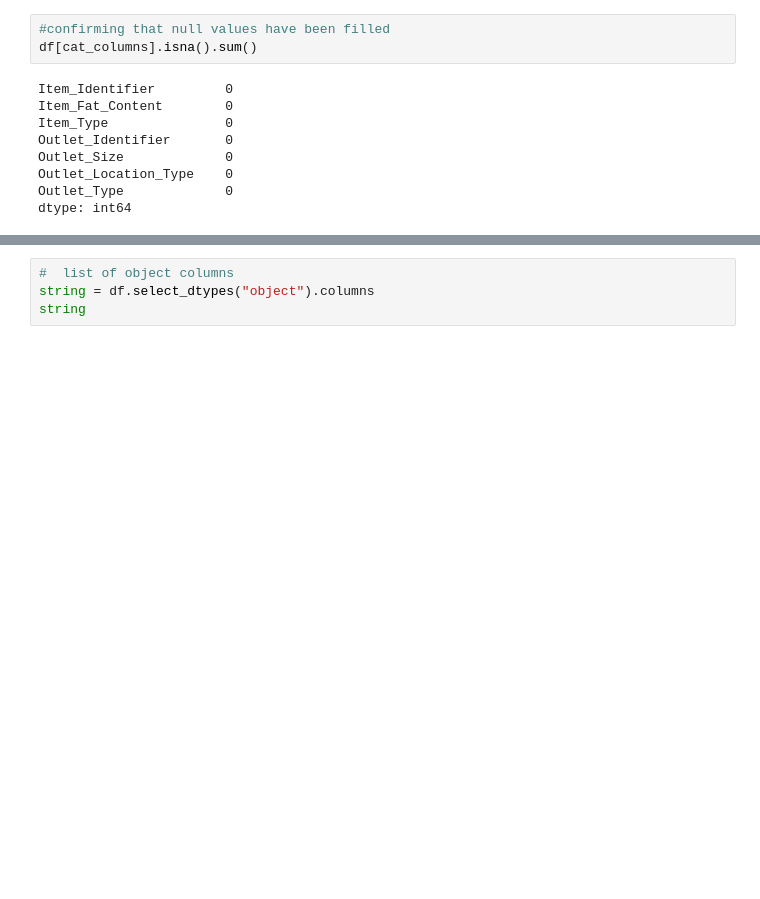
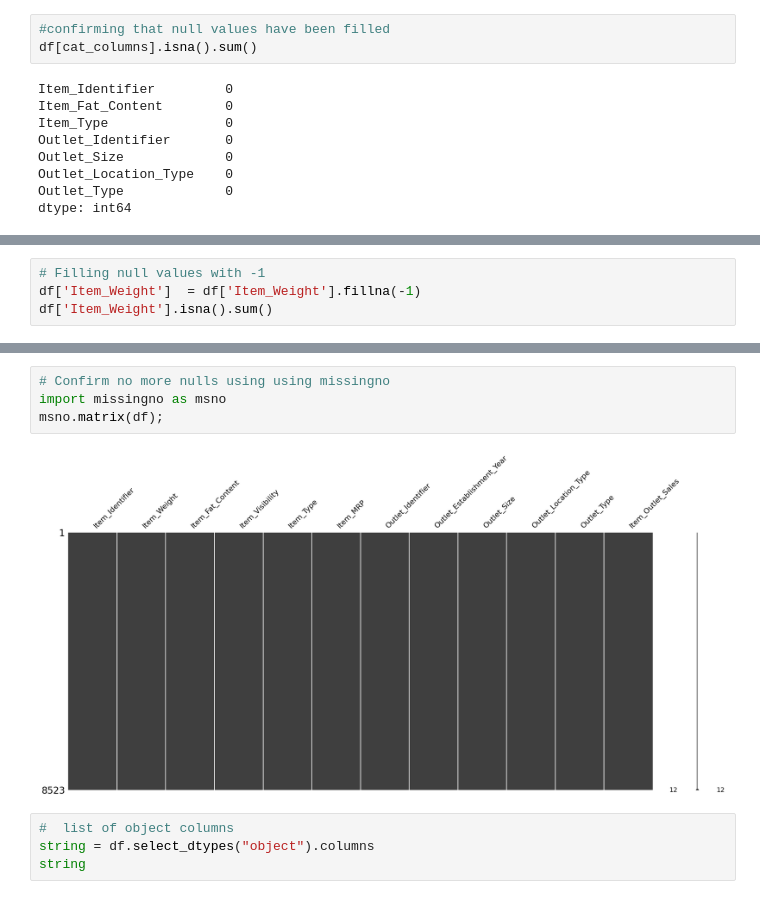
Before and after one commit to Tendo4/Prediction-of-Product-Sales, a Jupyter notebook: Tendo_Elisha_Project_1_part_2.ipynb, the cells around one changed output, grey strips where cells are left out. Cells and saved outputs as stored; diff of their text form; blank space fills up the shorter version.

```diff
--- a/Tendo_Elisha_Project_1_part_2.ipynb
+++ b/Tendo_Elisha_Project_1_part_2.ipynb
@@ -132,0 +183,4 @@ dtype: int64
+# %%
+# Filling null values with -1
+df['Item_Weight']  = df['Item_Weight'].fillna(-1)
+df['Item_Weight'].isna().sum()
@@ -133,3 +206,9 @@ dtype: int64
+# %%
+# Confirm no more nulls using using missingno
+import missingno as msno
+msno.matrix(df);
+# %% [output]
+[figure, added]
 # %%
 #  list of object columns
 string = df.select_dtypes("object").columns
```
Also changed, not shown: parts of 8 cells of this notebook.
